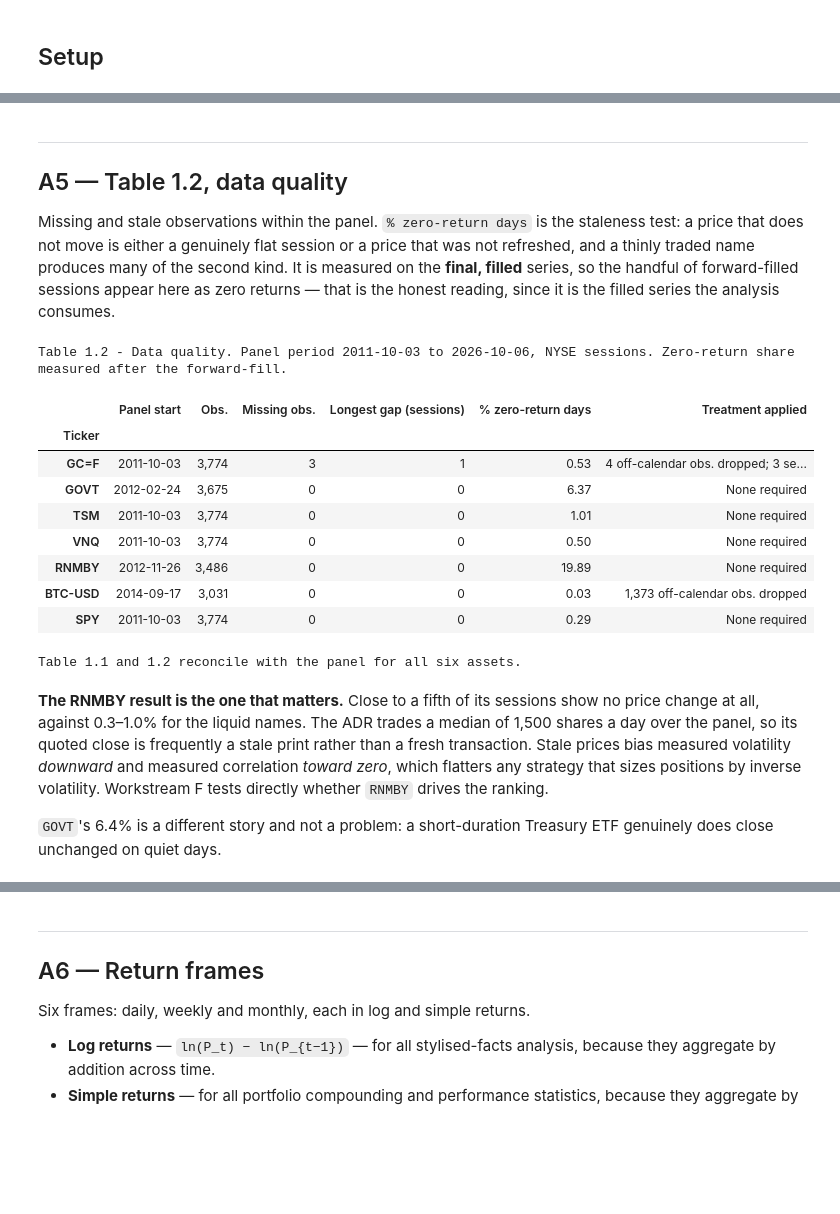
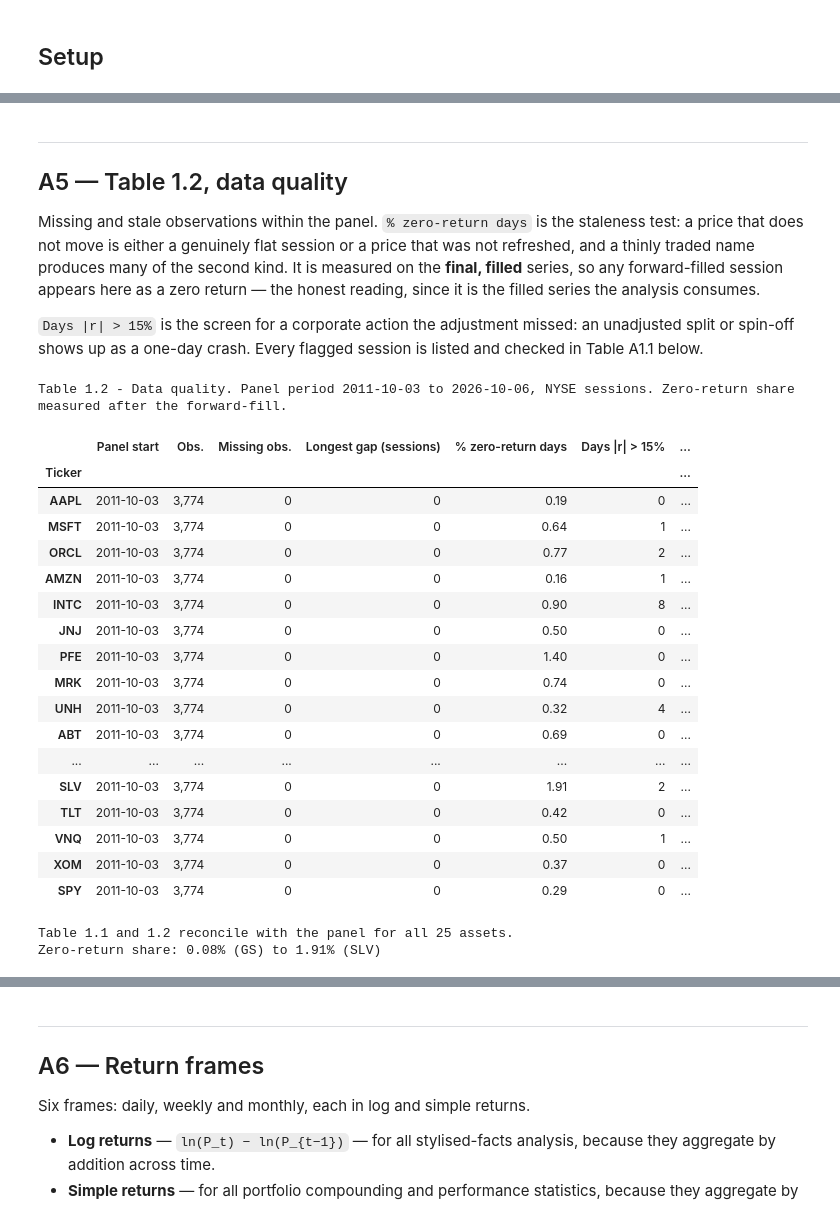
Before and after one commit to christianvanbellen/nova-ims-portfolio-management, a Jupyter notebook: notebooks/01_investment_universe.ipynb, the cells around one changed output, grey strips where cells are left out. Drawn from its saved outputs; the diff is of its cells as text; code cells hidden in the pictures; blank space fills up the shorter version.

```diff
--- a/notebooks/01_investment_universe.ipynb
+++ b/notebooks/01_investment_universe.ipynb
@@ -236,34 +280,48 @@ Assets short of the 15-year minimum: 3 of 6
 
 Missing and stale observations within the panel. `% zero-return days` is the staleness test: a price
 that does not move is either a genuinely flat session or a price that was not refreshed, and a thinly
-traded name produces many of the second kind. It is measured on the **final, filled** series, so the
-handful of forward-filled sessions appear here as zero returns — that is the honest reading, since it
-is the filled series the analysis consumes.
+traded name produces many of the second kind. It is measured on the **final, filled** series, so any
+forward-filled session appears here as a zero return — the honest reading, since it is the filled
+series the analysis consumes.
+
+`Days |r| > 15%` is the screen for a corporate action the adjustment missed: an unadjusted split or
+spin-off shows up as a one-day crash. Every flagged session is listed and checked in Table A1.1 below.
 # %%
 quality = data.quality_table(panel, cfg.ASSET_ORDER + [cfg.PERFORMANCE_BENCHMARK])
+extreme_col = f"Days |r| > {cfg.EXTREME_MOVE:.0%}"
 
 table_1_2 = fmt.style(quality, {
     "Obs.": fmt.count,
     "Missing obs.": fmt.count,
     "Longest gap (sessions)": fmt.count,
     "% zero-return days": lambda v: fmt.percent(v, 2),
+    extreme_col: fmt.count,
 })
 
 print("Table 1.2 - Data quality. Panel period "
       f"{panel.calendar[0].date()} to {panel.calendar[-1].date()}, NYSE sessions. "
       "Zero-return share measured after the forward-fill.")
 display(table_1_2)
 # %% [output]
 Table 1.2 - Data quality. Panel period 2011-10-03 to 2026-10-06, NYSE sessions. Zero-return share measured after the forward-fill.
-|  | Panel start | Obs. | Missing obs. | Longest gap (sessions) | % zero-return days | Treatment applied |
-| Ticker |  |  |  |  |  |  |
-| GC=F | 2011-10-03 | 3,774 | 3 | 1 | 0.53 | 4 off-calendar obs. dropped; 3 se... |
-| GOVT | 2012-02-24 | 3,675 | 0 | 0 | 6.37 | None required |
-| TSM | 2011-10-03 | 3,774 | 0 | 0 | 1.01 | None required |
-| VNQ | 2011-10-03 | 3,774 | 0 | 0 | 0.50 | None required |
-| RNMBY | 2012-11-26 | 3,486 | 0 | 0 | 19.89 | None required |
-| BTC-USD | 2014-09-17 | 3,031 | 0 | 0 | 0.03 | 1,373 off-calendar obs. dropped |
-| SPY | 2011-10-03 | 3,774 | 0 | 0 | 0.29 | None required |
+|  | Panel start | Obs. | Missing obs. | Longest gap (sessions) | % zero-return days | Days |r| > 15% | ... |
+| Ticker |  |  |  |  |  |  | ... |
+| AAPL | 2011-10-03 | 3,774 | 0 | 0 | 0.19 | 0 | ... |
+| MSFT | 2011-10-03 | 3,774 | 0 | 0 | 0.64 | 1 | ... |
+| ORCL | 2011-10-03 | 3,774 | 0 | 0 | 0.77 | 2 | ... |
+| AMZN | 2011-10-03 | 3,774 | 0 | 0 | 0.16 | 1 | ... |
+| INTC | 2011-10-03 | 3,774 | 0 | 0 | 0.90 | 8 | ... |
+| JNJ | 2011-10-03 | 3,774 | 0 | 0 | 0.50 | 0 | ... |
+| PFE | 2011-10-03 | 3,774 | 0 | 0 | 1.40 | 0 | ... |
+| MRK | 2011-10-03 | 3,774 | 0 | 0 | 0.74 | 0 | ... |
+| UNH | 2011-10-03 | 3,774 | 0 | 0 | 0.32 | 4 | ... |
+| ABT | 2011-10-03 | 3,774 | 0 | 0 | 0.69 | 0 | ... |
+| ... | ... | ... | ... | ... | ... | ... | ... |
+| SLV | 2011-10-03 | 3,774 | 0 | 0 | 1.91 | 2 | ... |
+| TLT | 2011-10-03 | 3,774 | 0 | 0 | 0.42 | 0 | ... |
+| VNQ | 2011-10-03 | 3,774 | 0 | 0 | 0.50 | 1 | ... |
+| XOM | 2011-10-03 | 3,774 | 0 | 0 | 0.37 | 0 | ... |
+| SPY | 2011-10-03 | 3,774 | 0 | 0 | 0.29 | 0 | ... |
 # %%
 # Reconciliation: Table 1.2's observation count must equal the sessions available
 # to each asset since its entry, minus anything the fill limit could not reach.
@@ -274,16 +332,10 @@ for ticker in cfg.ASSET_ORDER:
     unfilled = int(quality.loc[ticker, "Missing obs."]) - panel.fills[ticker]
     assert reported == available - unfilled, ticker
     assert reported == int(panel.prices[ticker].notna().sum()), ticker
-print("Table 1.1 and 1.2 reconcile with the panel for all six assets.")
+print(f"Table 1.1 and 1.2 reconcile with the panel for all {len(cfg.ASSET_ORDER)} assets.")
+
+zero = quality.loc[cfg.ASSET_ORDER, "% zero-return days"]
+print(f"Zero-return share: {zero.min():.2f}% ({zero.idxmin()}) to {zero.max():.2f}% ({zero.idxmax()})")
 # %% [output]
-Table 1.1 and 1.2 reconcile with the panel for all six assets.
+Table 1.1 and 1.2 reconcile with the panel for all 25 assets.
+Zero-return share: 0.08% (GS) to 1.91% (SLV)
-# %% [markdown]
-**The RNMBY result is the one that matters.** Close to a fifth of its sessions show no price change at
-all, against 0.3–1.0% for the liquid names. The ADR trades a median of 1,500 shares a day over the
-panel, so its quoted close is frequently a stale print rather than a fresh transaction. Stale prices
-bias measured volatility *downward* and measured correlation *toward zero*, which flatters any strategy
-that sizes positions by inverse volatility. Workstream F tests directly whether `RNMBY` drives the
-ranking.
-
-`GOVT`'s 6.4% is a different story and not a problem: a short-duration Treasury ETF genuinely does
-close unchanged on quiet days.
```
Also changed, not shown: parts of 39 cells of this notebook, 7 other files.
